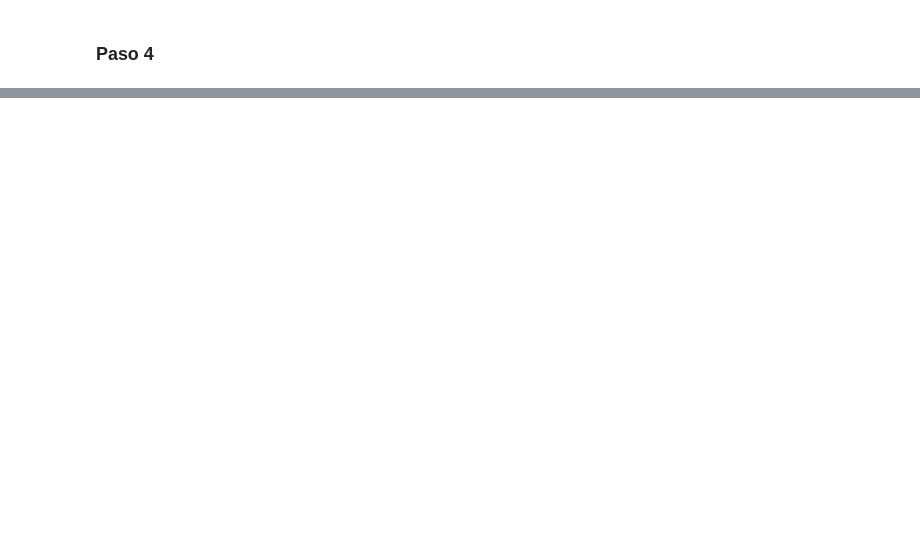
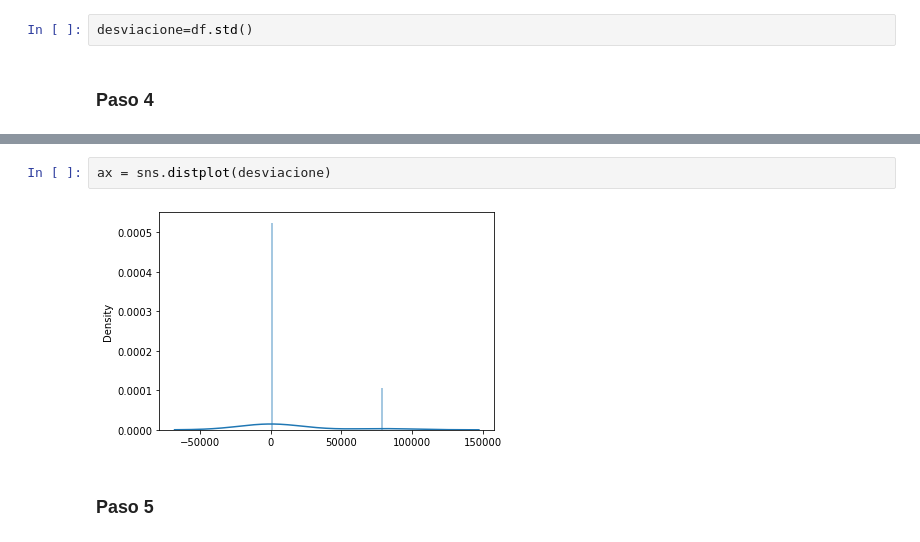
Before and after one commit to Richard23galileo/ProyectoFinal, a Jupyter notebook: Proyecto.ipynb, the cells around one changed output, grey strips where cells are left out. Saved outputs shown, nothing was run; the diff lists cells and outputs as text; blank space fills up the shorter version.

```diff
--- a/Proyecto.ipynb
+++ b/Proyecto.ipynb
@@ -43,2 +45,4 @@ sns.displot(df[1], kde=False)
+# %%
+desviacione=df.std()
 # %% [markdown]
 ### Paso 4
@@ -47,0 +61,6 @@ sns.displot(df[1], kde=False)
+# %%
+ax = sns.distplot(desviacione)
+# %% [output]
+[figure, added]
+# %% [markdown]
+### Paso 5
```
Also changed, not shown: parts of 19 cells of this notebook.
